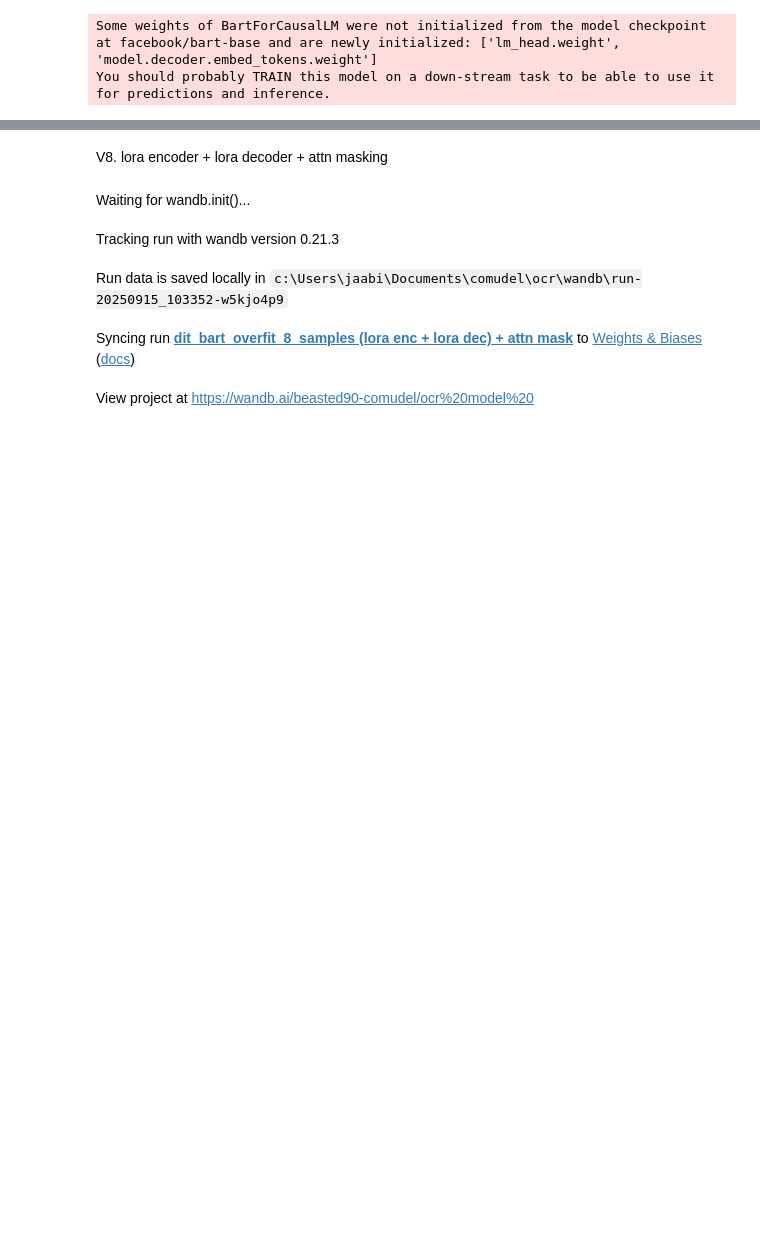
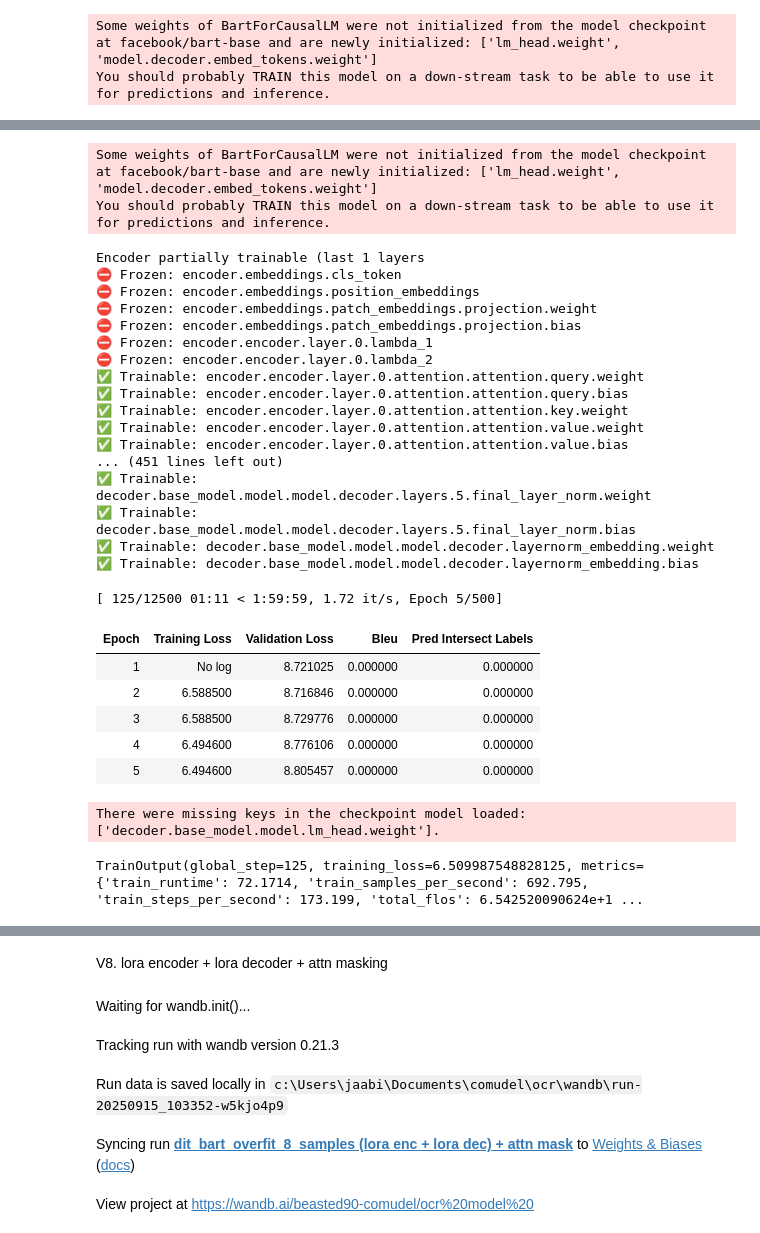
Before and after one commit to jaaabir/ocr, a Jupyter notebook: dit_bart_fine_tune.ipynb, the cells around one changed output, grey strips where cells are left out. Drawn from its saved outputs; the diff is of its cells as text; code cells hidden in the pictures; blank space fills up the shorter version.

```diff
--- a/dit_bart_fine_tune.ipynb
+++ b/dit_bart_fine_tune.ipynb
@@ -1516,0 +1440,6 @@ print_trainable_prams(m)
+# %%
+from encoder_decoder_model import load_pretrained_enc_dec_model
+
+ckpt_path = 'testing_v7_for_reloading\checkpoint-50'
+nm = load_pretrained_enc_dec_model(ckpt_path, r=r, alpha=alpha, dropout=dropout,
+                                   target_modules=target_modules, modules_to_save=modules_to_save)
@@ -1516,0 +1451,2 @@ print_trainable_prams(m)
+# %%
+print_trainable_prams(nm)
@@ -1517 +1471,65 @@ print_trainable_prams(m)
+# %%
+run_name = 'testing_fromnotebook'
+trainer, model, image_processor, text_tokenizer = setup_dit_bart_training(
+        train_synthdataset, val_synthdataset, training_args=training_args, loaded_model = nm, run_name = run_name,
+        callbacks=[early_stopping_callback]
+    )
+nm = unfreeze_all_params(nm, unfreeze_encoder=False, unfreeze_decoder=True)
+nm = unfreeze_last_n_encoder(nm, unfreeze_last_n_layer_block=1, unfreeze_attention_layers=True,skip_encoder=True, skip_decoder=True)
+
+nm.add_cross_attention = True
+nm.config.max_length = max_token_size
+nm.config.decoder.max_length = max_token_size
+nm.config.min_length = 1
+nm.config.decoder.min_length = 1
+nm.config.no_repeat_ngram_size = 0
+nm.config.repetition_penalty = 1.5
+nm.config.length_penalty = 1.0
+nm.config.early_stopping = True
+nm.config.num_beams = 6
+nm.config.use_cache = False
+nm.config.is_encoder_decoder = True
+nm.config.do_sample = False
+nm.config.tie_word_embeddings = True
+
+nm.config.decoder_start_token_id = text_tokenizer.bos_token_id
+nm.config.pad_token_id = text_tokenizer.pad_token_id
+nm.config.eos_token_id = text_tokenizer.eos_token_id
+nm.config.vocab_size = text_tokenizer.vocab_size
+nm.config.vocab_size = text_tokenizer.vocab_size
+nm.decoder.resize_token_embeddings(len(text_tokenizer))
+nm.generation_config.bos_token_id = text_tokenizer.bos_token_id
+nm.generation_config.eos_token_id = text_tokenizer.eos_token_id
+nm.generation_config.pad_token_id = text_tokenizer.pad_token_id
+
+trainer.train()
+# %% [output]
+Some weights of BartForCausalLM were not initialized from the model checkpoint at facebook/bart-base and are newly initialized: ['lm_head.weight', 'model.decoder.embed_tokens.weight']
+You should probably TRAIN this model on a down-stream task to be able to use it for predictions and inference.
+Encoder partially trainable (last 1 layers
+⛔ Frozen: encoder.embeddings.cls_token
+⛔ Frozen: encoder.embeddings.position_embeddings
+⛔ Frozen: encoder.embeddings.patch_embeddings.projection.weight
+⛔ Frozen: encoder.embeddings.patch_embeddings.projection.bias
+⛔ Frozen: encoder.encoder.layer.0.lambda_1
+⛔ Frozen: encoder.encoder.layer.0.lambda_2
+✅ Trainable: encoder.encoder.layer.0.attention.attention.query.weight
+✅ Trainable: encoder.encoder.layer.0.attention.attention.query.bias
+✅ Trainable: encoder.encoder.layer.0.attention.attention.key.weight
+✅ Trainable: encoder.encoder.layer.0.attention.attention.value.weight
+✅ Trainable: encoder.encoder.layer.0.attention.attention.value.bias
+... (451 lines left out)
+✅ Trainable: decoder.base_model.model.model.decoder.layers.5.final_layer_norm.weight
+✅ Trainable: decoder.base_model.model.model.decoder.layers.5.final_layer_norm.bias
+✅ Trainable: decoder.base_model.model.model.decoder.layernorm_embedding.weight
+✅ Trainable: decoder.base_model.model.model.decoder.layernorm_embedding.bias
+[ 125/12500 01:11 < 1:59:59, 1.72 it/s, Epoch 5/500]
+| Epoch | Training Loss | Validation Loss | Bleu | Pred Intersect Labels |
+| 1 | No log | 8.721025 | 0.000000 | 0.000000 |
+| 2 | 6.588500 | 8.716846 | 0.000000 | 0.000000 |
+| 3 | 6.588500 | 8.729776 | 0.000000 | 0.000000 |
+| 4 | 6.494600 | 8.776106 | 0.000000 | 0.000000 |
+| 5 | 6.494600 | 8.805457 | 0.000000 | 0.000000 |
+There were missing keys in the checkpoint model loaded: ['decoder.base_model.model.lm_head.weight'].
+TrainOutput(global_step=125, training_loss=6.509987548828125, metrics={'train_runtime': 72.1714, 'train_samples_per_second': 692.795, 'train_steps_per_second': 173.199, 'total_flos': 6.542520090624e+1 ...
 # %%
```
Also changed, not shown: parts of 16 cells of this notebook, 7 other files.
